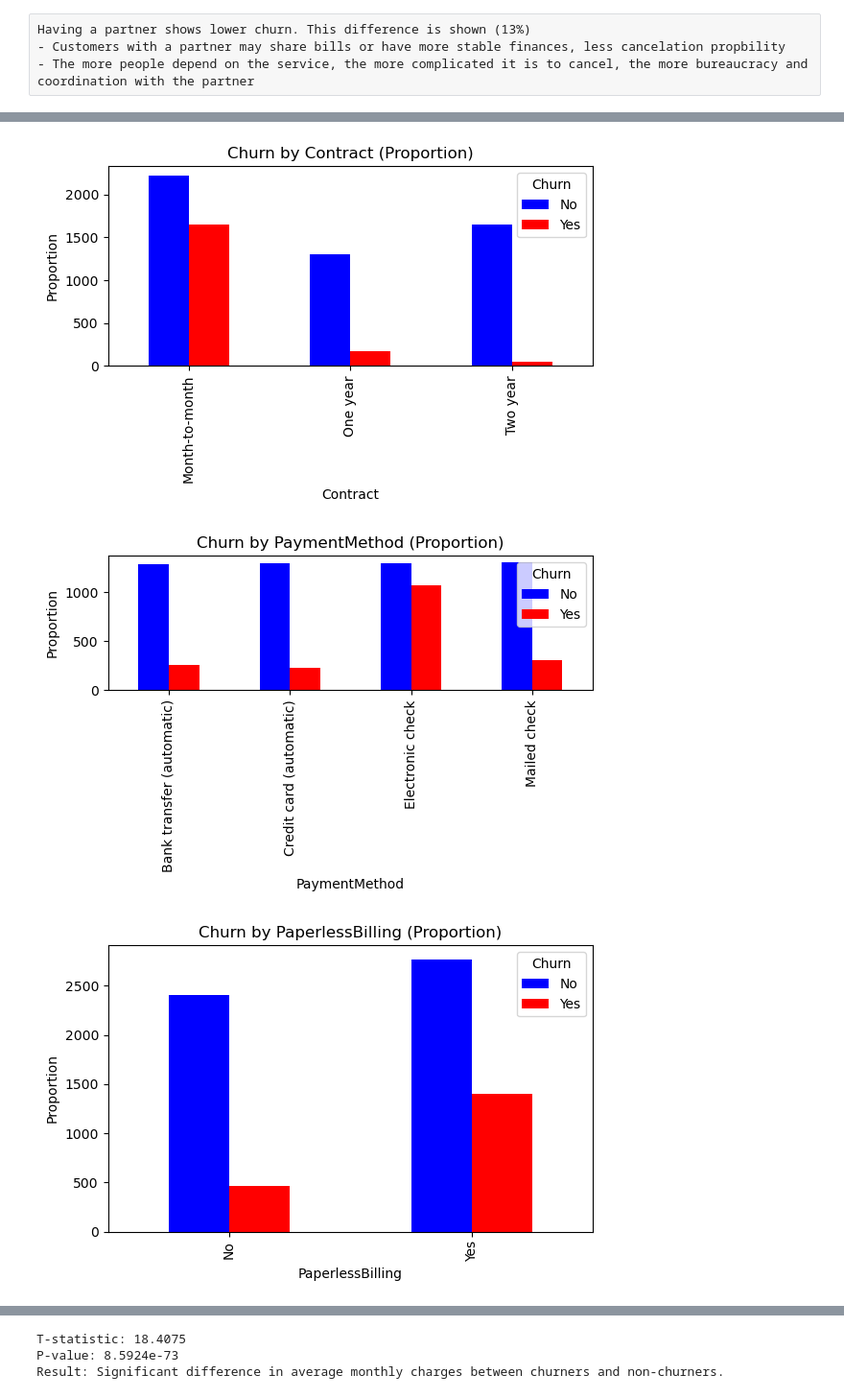
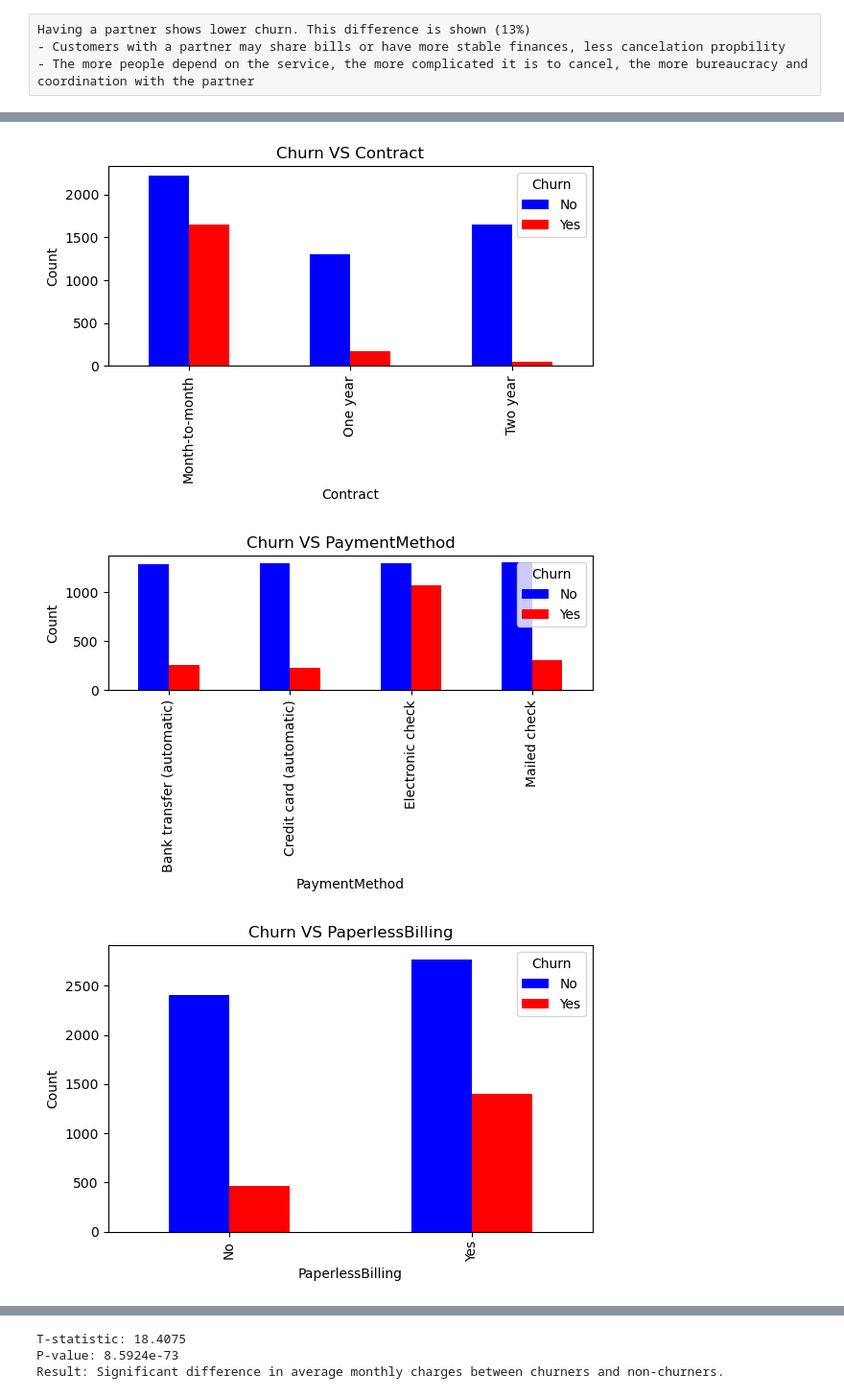
Before and after one commit to ItSick/AI-EDA, a Jupyter notebook: Telco-Customer-Churn.ipynb, the cells around one changed output, grey strips where cells are left out. Shown: that part at 96% size. Saved outputs shown, nothing was run; the diff lists cells and outputs as text; code cells hidden in the pictures.

```diff
--- a/Telco-Customer-Churn.ipynb
+++ b/Telco-Customer-Churn.ipynb
@@ -329,21 +362,21 @@ Having a partner shows lower churn. This difference is shown (13%)
 # %%
 categorical_cols = ['Contract', 'PaymentMethod', 'PaperlessBilling',
                     'InternetService', 'SeniorCitizen']
 
 for col in categorical_cols:
     cross_tab = pd.crosstab(data[col], data['Churn'])
 
     cross_tab.plot(kind='bar', stacked=False,
                    color=['blue', 'red'],  # Blue is "No", red is "Yes"
                    figsize=(6, 4))
 
-    plt.title(f'Churn by {col} (Proportion)')
-    plt.ylabel('Proportion')
+    plt.title(f'Churn VS {col}')
+    plt.ylabel('Count')
     plt.xlabel(col)
     plt.legend(title='Churn', loc='upper right')
     plt.tight_layout()
     plt.show()
 # %% [output]
-[figure, old version]
+[figure, new version]
-[figure, old version]
+[figure, new version]
-[figure, old version]
+[figure, new version]
```
Also changed, not shown: parts of 21 cells of this notebook.
